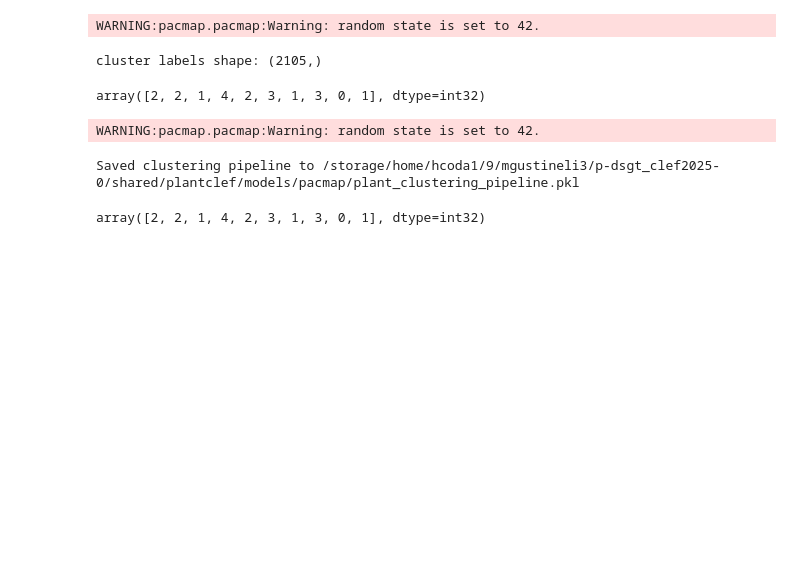
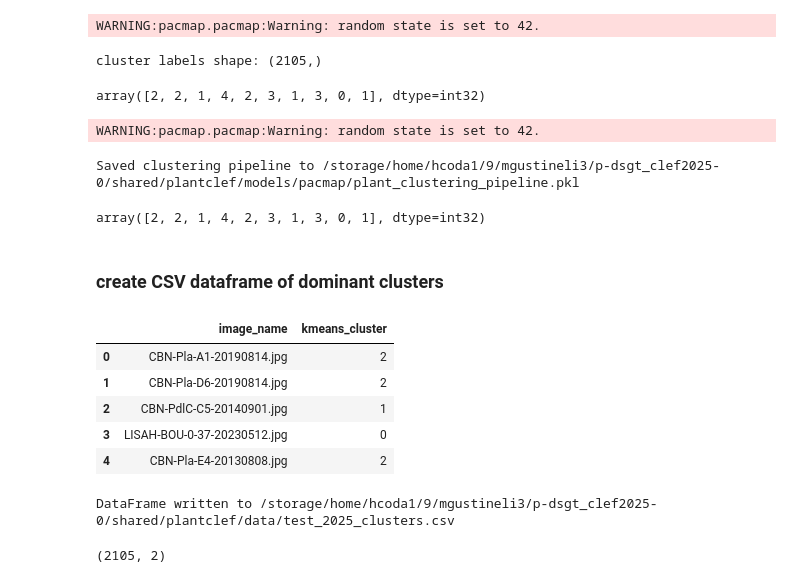
Before and after one commit to dsgt-arc/plantclef-2025, a Jupyter notebook: notebooks/eda/20250412-mg-clustering.ipynb, the cells around one changed output. Saved outputs shown, nothing was run; the diff lists cells and outputs as text; code cells hidden in the pictures; blank space fills up the shorter version.

Commit message:
updated clustering notebook, created test_2025_clusters.csv

```diff
--- a/notebooks/eda/20250412-mg-clustering.ipynb
+++ b/notebooks/eda/20250412-mg-clustering.ipynb
@@ -531,3 +531,44 @@ new_cluster_labels = loaded_pipeline.predict(
 new_cluster_labels[:10]
 # %% [output]
 array([2, 2, 1, 4, 2, 3, 1, 3, 0, 1], dtype=int32)
+# %% [markdown]
+### create CSV dataframe of dominant clusters
+# %%
+# map dominant cluster to the test_df_with_regions
+def map_dominant_cluster(test_df, dominant_cluster):
+    pandas_df = test_df.select("image_name", "grouped_regions").toPandas()
+    pandas_df = pandas_df.copy()
+
+    # map the dominant cluster to the DataFrame
+    pandas_df["kmeans_cluster"] = pandas_df["grouped_regions"].map(dominant_cluster)
+
+    # select only the required columns
+    pandas_df = pandas_df[["image_name", "kmeans_cluster"]]
+    return pandas_df
+
+
+test_cluster_df = map_dominant_cluster(test_df_with_regions, dominant_cluster)
+test_cluster_df.head(5)
+# %% [output]
+|  | image_name | kmeans_cluster |
+| 0 | CBN-Pla-A1-20190814.jpg | 2 |
+| 1 | CBN-Pla-D6-20190814.jpg | 2 |
+| 2 | CBN-PdlC-C5-20140901.jpg | 1 |
+| 3 | LISAH-BOU-0-37-20230512.jpg | 0 |
+| 4 | CBN-Pla-E4-20130808.jpg | 2 |
+# %%
+# write pandas to PACE as CSV
+def write_to_pace(df, path):
+    df.to_csv(path, index=False)
+    print(f"DataFrame written to {path}")
+
+
+file_name = "test_2025_clusters.csv"
+data_path = f"{root}/p-dsgt_clef2025-0/shared/plantclef/data/{file_name}"
+write_to_pace(test_cluster_df, data_path)
+# %% [output]
+DataFrame written to /storage/home/hcoda1/9/mgustineli3/p-dsgt_clef2025-0/shared/plantclef/data/test_2025_clusters.csv
+# %%
+test_cluster_df.shape
+# %% [output]
+(2105, 2)
```
Also changed, not shown: parts of 2 cells of this notebook.
